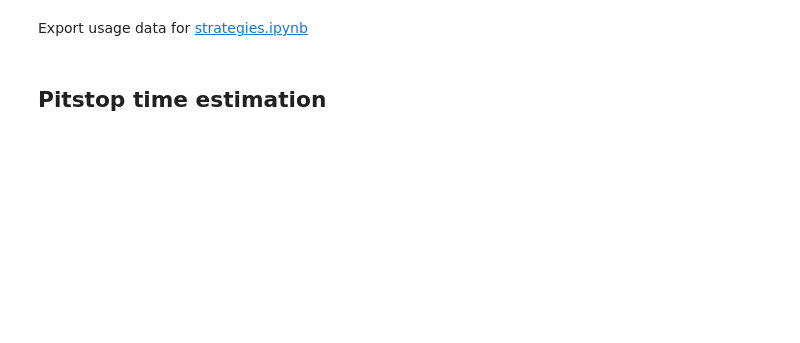
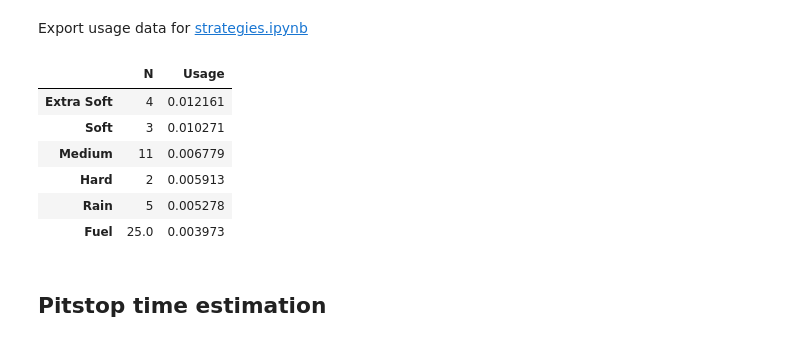
Before and after one commit to freire-guido/gpro, a Jupyter notebook: analysis.ipynb, the cells around one changed output. Saved outputs shown, nothing was run; the diff lists cells and outputs as text; code cells hidden in the pictures; blank space fills up the shorter version.

```diff
--- a/analysis.ipynb
+++ b/analysis.ipynb
@@ -241,4 +241,14 @@ with open('data/tyres', 'wb') as file:
     pickle.dump(usage, file)
+# %%
+usage
+# %% [output]
+|  | N | Usage |
+| Extra Soft | 4 | 0.012161 |
+| Soft | 3 | 0.010271 |
+| Medium | 11 | 0.006779 |
+| Hard | 2 | 0.005913 |
+| Rain | 5 | 0.005278 |
+| Fuel | 25.0 | 0.003973 |
 # %% [markdown]
 ## Pitstop time estimation
 # %%
```
Also changed, not shown: parts of 12 cells of this notebook, 1 other file.
